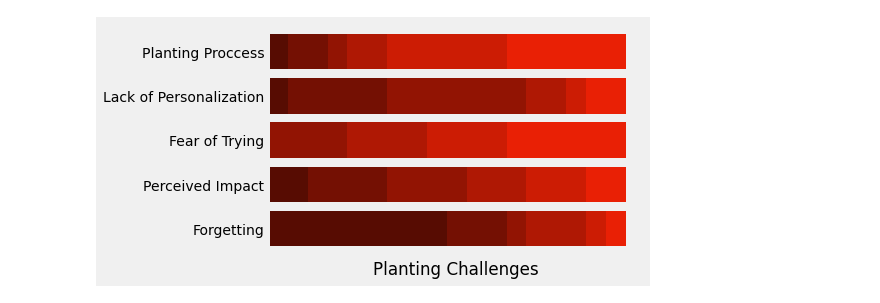
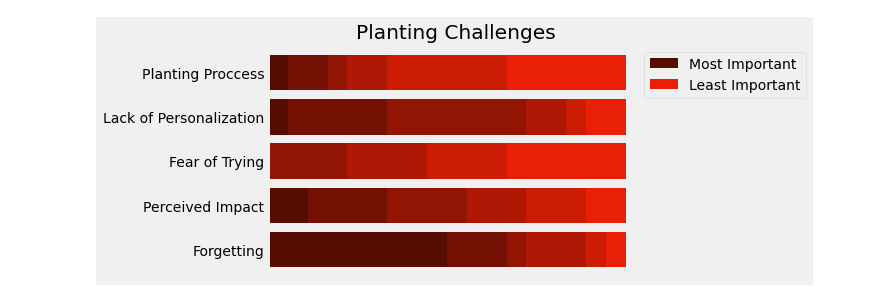
Before and after one commit to caydenw21/BloomRadius, a Jupyter notebook: week1Vis.ipynb, the cells around one changed output. Cells and saved outputs as stored; diff of their text form; code cells hidden in the pictures.

```diff
--- a/week1Vis.ipynb
+++ b/week1Vis.ipynb
@@ -50,19 +37,20 @@ Name: 1, dtype: int64
 # %%
 row0 = df_value_counts.iloc[0, :]/18
 row1 = df_value_counts.iloc[1, :]/18
 row2 = df_value_counts.iloc[2, :]/18
 row3 = df_value_counts.iloc[3, :]/18
 row4 = df_value_counts.iloc[4, :]/18
 row5 = df_value_counts.iloc[5, :]/18
 
 fig, ax = plots.subplots()
 plots.barh(df_value_counts.columns, row0, color='#570C02')
-plots.barh(df_value_counts.columns, row1, left=row0, color='#741003')
-plots.barh(df_value_counts.columns, row2, left=row0+row1, color='#921403')
-plots.barh(df_value_counts.columns, row3, left=row0+row1+row2, color='#AF1804')
-plots.barh(df_value_counts.columns, row4, left=row0+row1+row2+row3, color='#CC1C04')
+plots.barh(df_value_counts.columns, row1, left=row0, color='#741003', label='_nolegend_')
+plots.barh(df_value_counts.columns, row2, left=row0+row1, color='#921403', label='_nolegend_')
+plots.barh(df_value_counts.columns, row3, left=row0+row1+row2, color='#AF1804', label='_nolegend_')
+plots.barh(df_value_counts.columns, row4, left=row0+row1+row2+row3, color='#CC1C04', label='_nolegend_')
 plots.barh(df_value_counts.columns, row5, left=row0+row1+row2+row3+row4, color='#E92005')
-plots.xlabel('Planting Challenges')
+plots.title('Planting Challenges')
+ax.legend(['Most Important','Least Important'], bbox_to_anchor=(1.45, 1), loc='upper right')
 ax.tick_params(axis='both', which='major', bottom=False, labelbottom=False, grid_alpha=0)
 # %% [output]
-[figure, old version]
+[figure, new version]
```
Also changed, not shown: parts of 7 cells of this notebook.
